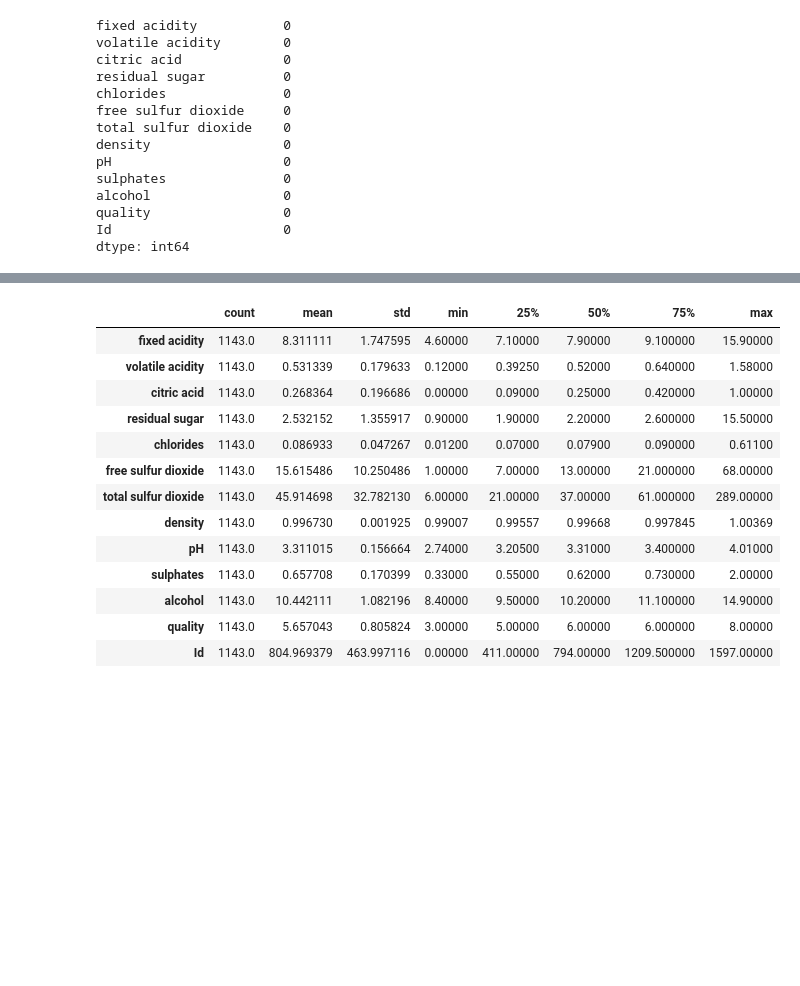
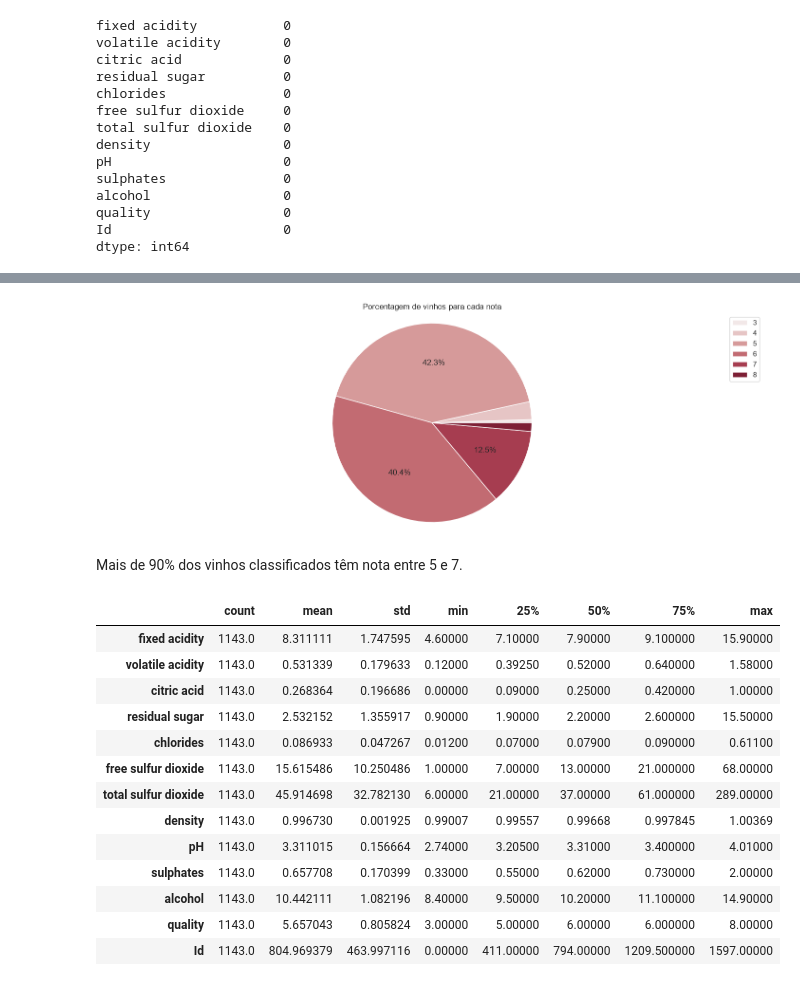
Before and after one commit to aneliabe/wine-quality-classification, a Jupyter notebook: notebooks/wine_quality_analysis.ipynb, the cells around one changed output, grey strips where cells are left out. Cells and saved outputs as stored; diff of their text form; code cells hidden in the pictures; blank space fills up the shorter version.

```diff
--- a/notebooks/wine_quality_analysis.ipynb
+++ b/notebooks/wine_quality_analysis.ipynb
@@ -112,0 +218,4 @@ As variáveis disponíveis são:
+# %%
+#Porcentagem de vinhos em cada nota
+df_percentage = df["quality"].value_counts(normalize=True).sort_index() *100
+df_percentage
@@ -113,3 +231,40 @@ As variáveis disponíveis são:
+# %%
+# Gráfico com a porcentagem de vinhos em cada nota
+labels = df_percentage.index.tolist()
+sizes = df_percentage.values.tolist()
+
+
+figura, grafico = plt.subplots(figsize=(18,6))
+
+colors = [
+    "#F2E8E8",  # quality 3
+    "#E6C5C5",  # quality 4
+    "#D69A9A",  # quality 5
+    "#C26B72",  # quality 6
+    "#A63D50",  # quality 7
+    "#7D1F35",  # quality 8
+]
+# para que apareça a % de todos no gráfico:
+# grafico.pie(sizes, autopct="%1.1f%%", colors=colors)
+
+# para que apareça apenas porcentagens acima de 3%:
+def show_percentage(pct):
+    return f"{pct:.1f}%" if pct >= 3 else ""
+
+grafico.pie(
+    sizes,
+    autopct=show_percentage,
+    colors=colors
+)
+
+grafico.axis('equal')
+plt.title("Porcentagem de vinhos para cada nota")
+plt.legend(labels, loc="best")
+plt.show()
+# %% [output]
+[figure, added]
+# %% [markdown]
+Mais de 90% dos vinhos classificados têm nota entre 5 e 7.
 # %%
 #Estatísticas descritivas de cada coluna
 df.describe().T
```
Also changed, not shown: parts of 29 cells of this notebook.
